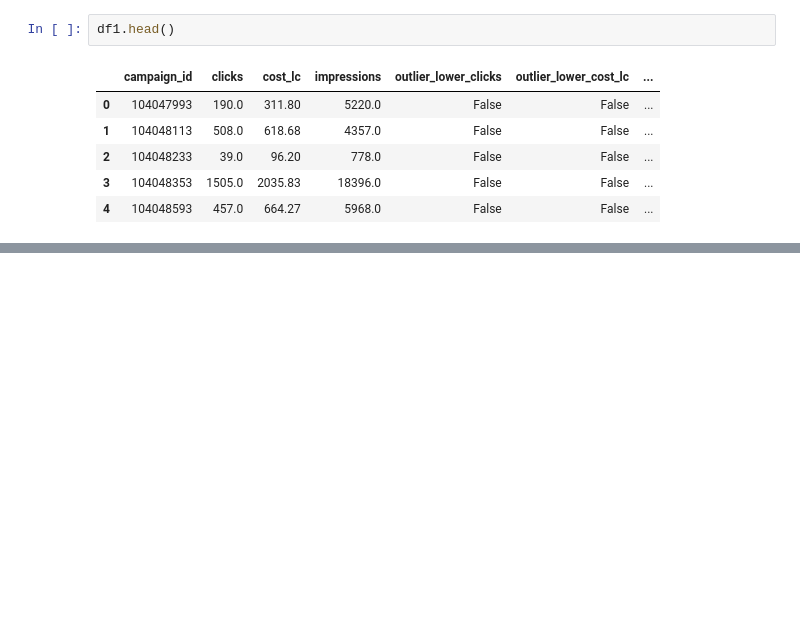
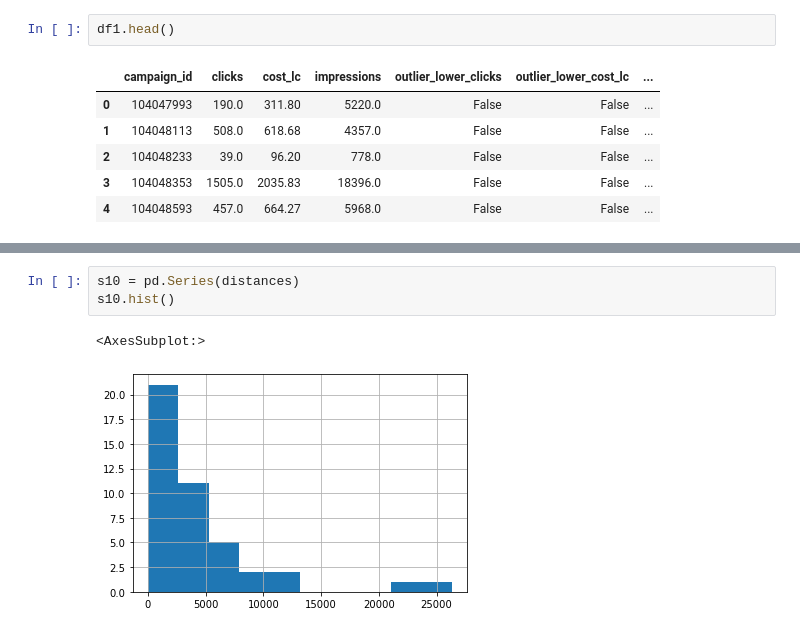
Before and after one commit to MuttData/soam, a Jupyter notebook: notebook/full_work_meli.ipynb, the cells around one changed output, grey strips where cells are left out. Saved outputs shown, nothing was run; the diff lists cells and outputs as text; blank space fills up the shorter version.

```diff
--- a/notebook/full_work_meli.ipynb
+++ b/notebook/full_work_meli.ipynb
@@ -137,0 +171,6 @@ df1.head()
+# %%
+s10 = pd.Series(distances)
+s10.hist()
+# %% [output]
+<AxesSubplot:>
+[figure, added]
```
Also changed, not shown: parts of 15 cells of this notebook.
